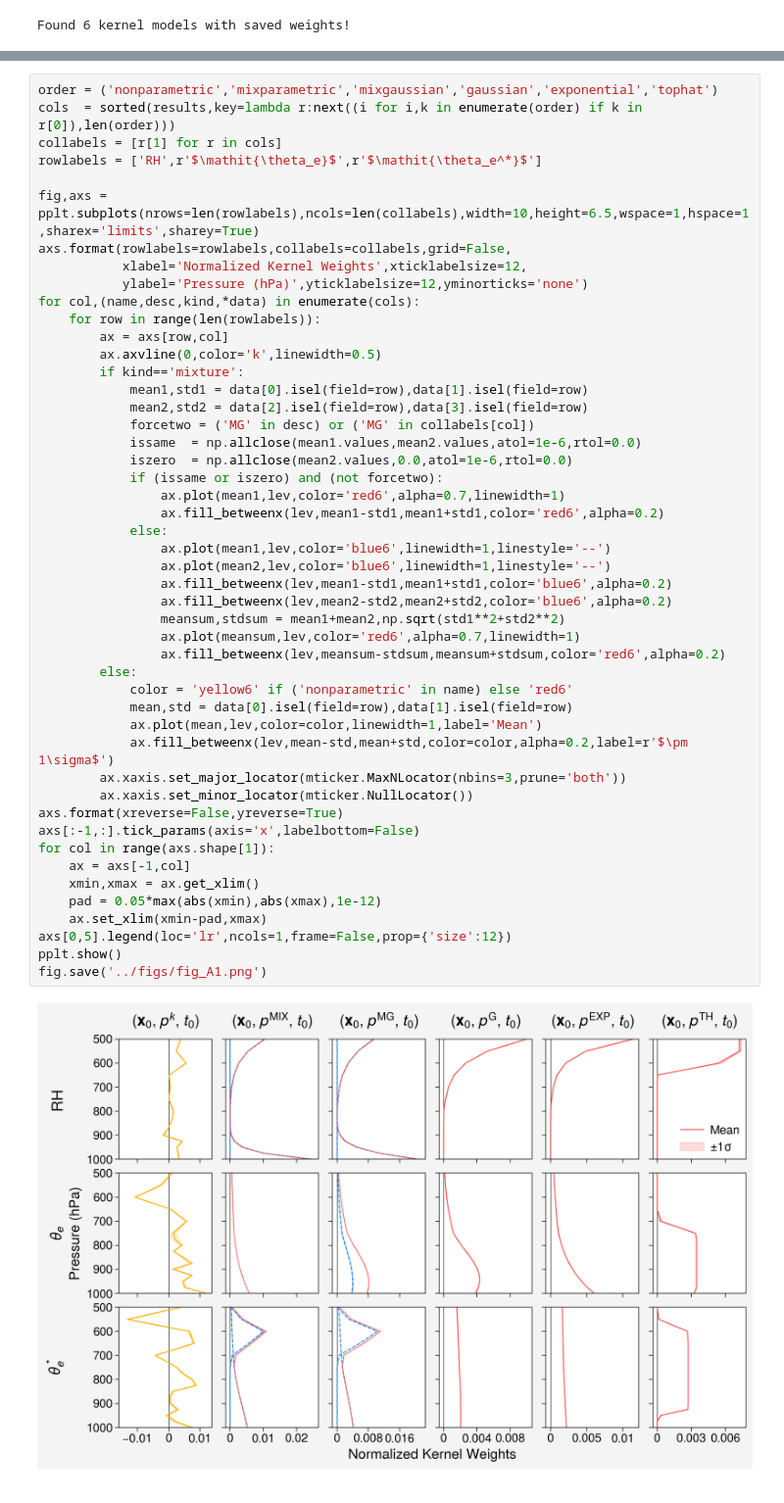
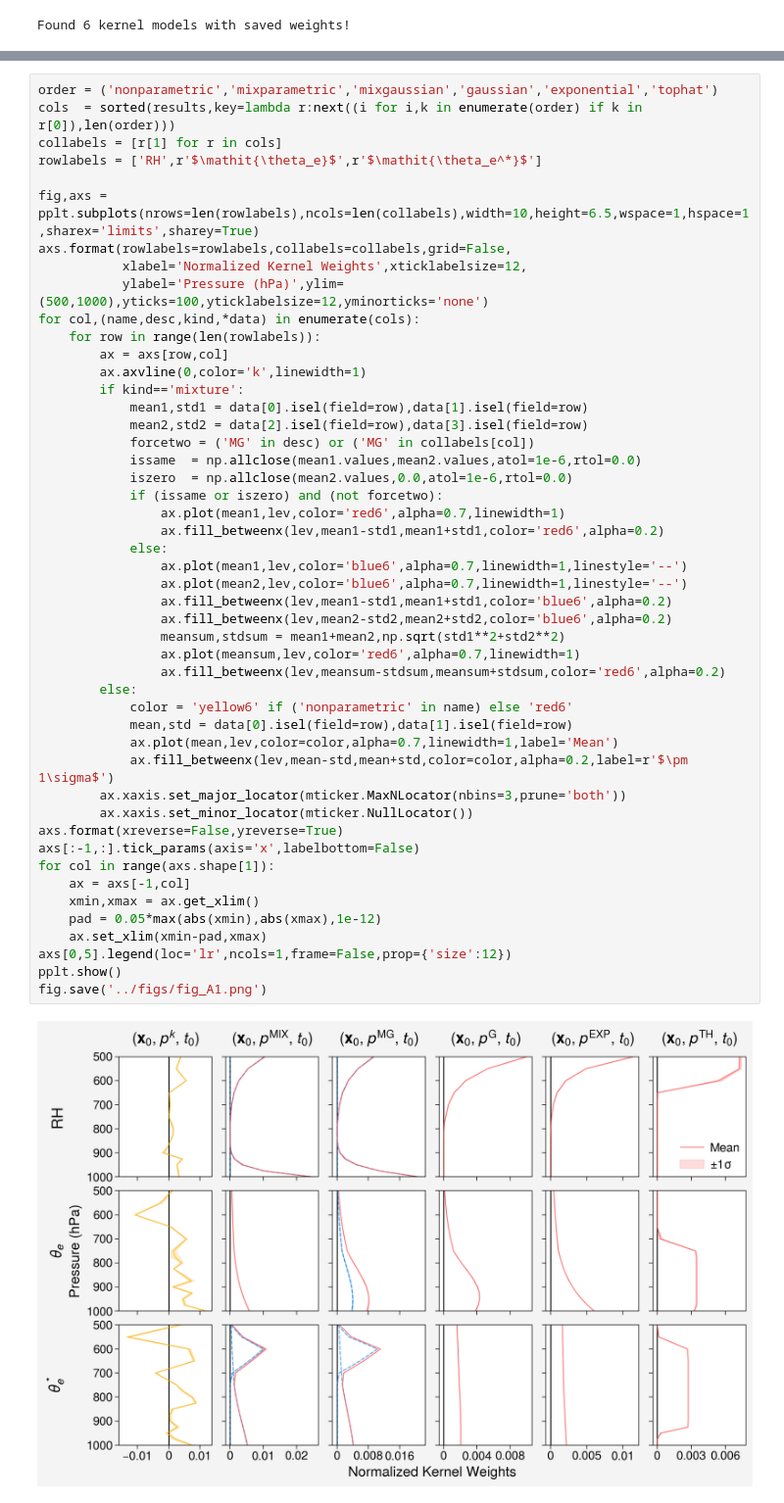
Before and after one commit to savannahferretti/monsoon-kernels, a Jupyter notebook: notebooks/weights.ipynb, the cells around one changed output, grey strips where cells are left out. Shown at 98% size. Drawn from its saved outputs; the diff is of its cells as text.

```diff
--- a/notebooks/weights.ipynb
+++ b/notebooks/weights.ipynb
@@ -95,44 +95,44 @@ rowlabels = ['RH',r'$\mathit{\theta_e}$',r'$\mathit{\theta_e^*}$']
 fig,axs = pplt.subplots(nrows=len(rowlabels),ncols=len(collabels),width=10,height=6.5,wspace=1,hspace=1,sharex='limits',sharey=True)
 axs.format(rowlabels=rowlabels,collabels=collabels,grid=False,
            xlabel='Normalized Kernel Weights',xticklabelsize=12,
-           ylabel='Pressure (hPa)',yticklabelsize=12,yminorticks='none')
+           ylabel='Pressure (hPa)',ylim=(500,1000),yticks=100,yticklabelsize=12,yminorticks='none')
 for col,(name,desc,kind,*data) in enumerate(cols):
     for row in range(len(rowlabels)):
         ax = axs[row,col]
-        ax.axvline(0,color='k',linewidth=0.5)
+        ax.axvline(0,color='k',linewidth=1)
         if kind=='mixture':
             mean1,std1 = data[0].isel(field=row),data[1].isel(field=row)
             mean2,std2 = data[2].isel(field=row),data[3].isel(field=row)
             forcetwo = ('MG' in desc) or ('MG' in collabels[col])
             issame  = np.allclose(mean1.values,mean2.values,atol=1e-6,rtol=0.0)
             iszero  = np.allclose(mean2.values,0.0,atol=1e-6,rtol=0.0)
             if (issame or iszero) and (not forcetwo):
                 ax.plot(mean1,lev,color='red6',alpha=0.7,linewidth=1)
                 ax.fill_betweenx(lev,mean1-std1,mean1+std1,color='red6',alpha=0.2)
             else:
-                ax.plot(mean1,lev,color='blue6',linewidth=1,linestyle='--')
-                ax.plot(mean2,lev,color='blue6',linewidth=1,linestyle='--')
+                ax.plot(mean1,lev,color='blue6',alpha=0.7,linewidth=1,linestyle='--')
+                ax.plot(mean2,lev,color='blue6',alpha=0.7,linewidth=1,linestyle='--')
                 ax.fill_betweenx(lev,mean1-std1,mean1+std1,color='blue6',alpha=0.2)
                 ax.fill_betweenx(lev,mean2-std2,mean2+std2,color='blue6',alpha=0.2)
                 meansum,stdsum = mean1+mean2,np.sqrt(std1**2+std2**2)
                 ax.plot(meansum,lev,color='red6',alpha=0.7,linewidth=1)
                 ax.fill_betweenx(lev,meansum-stdsum,meansum+stdsum,color='red6',alpha=0.2)
         else:
             color = 'yellow6' if ('nonparametric' in name) else 'red6'
             mean,std = data[0].isel(field=row),data[1].isel(field=row)
-            ax.plot(mean,lev,color=color,linewidth=1,label='Mean')
+            ax.plot(mean,lev,color=color,alpha=0.7,linewidth=1,label='Mean')
             ax.fill_betweenx(lev,mean-std,mean+std,color=color,alpha=0.2,label=r'$\pm 1\sigma$')
         ax.xaxis.set_major_locator(mticker.MaxNLocator(nbins=3,prune='both'))
         ax.xaxis.set_minor_locator(mticker.NullLocator())
 axs.format(xreverse=False,yreverse=True)
 axs[:-1,:].tick_params(axis='x',labelbottom=False)
 for col in range(axs.shape[1]):
     ax = axs[-1,col]
     xmin,xmax = ax.get_xlim()
     pad = 0.05*max(abs(xmin),abs(xmax),1e-12)
     ax.set_xlim(xmin-pad,xmax)
 axs[0,5].legend(loc='lr',ncols=1,frame=False,prop={'size':12})
 pplt.show()
 fig.save('../figs/fig_A1.png')
 # %% [output]
-[figure, old version]
+[figure, new version]
```
Also changed, not shown: parts of 1 cell of this notebook, 3 other files.
